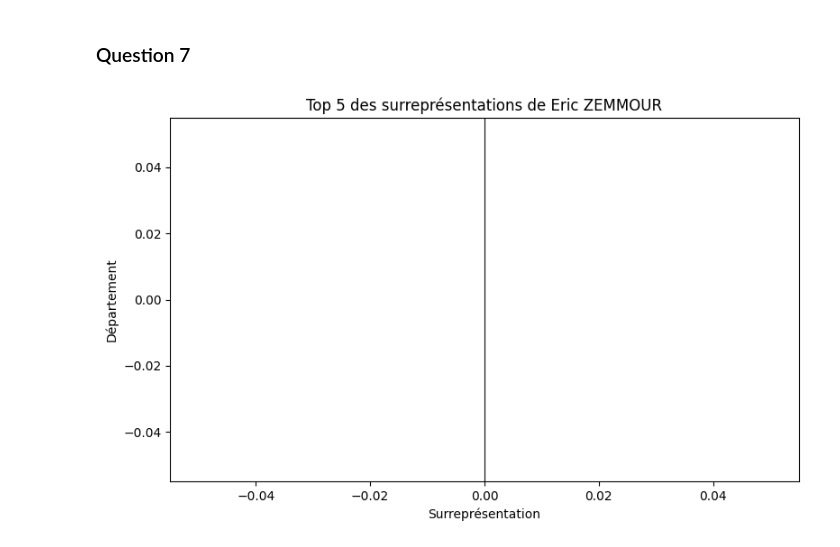
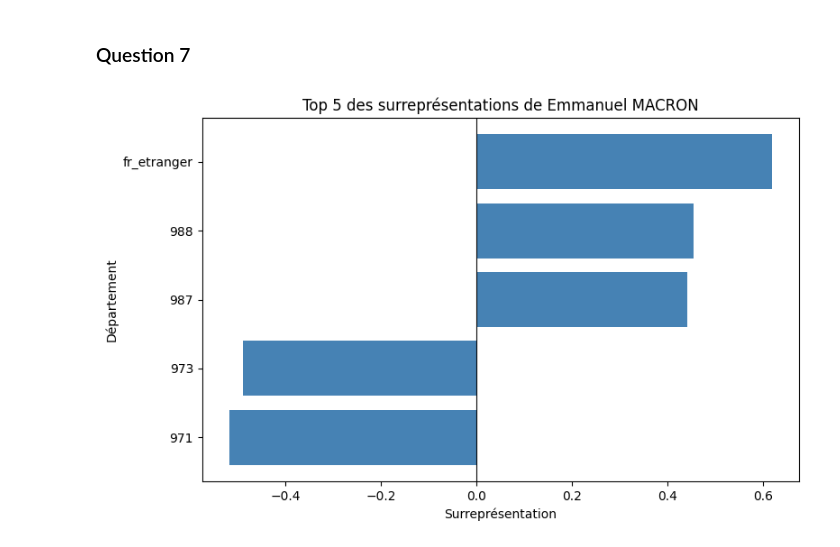
Before and after one commit to Ameane/DM_Python_pour_la_datascience_GROUPE_1B, a Jupyter notebook: main.ipynb, the cells around one changed output. Cells and saved outputs as stored; diff of their text form; code cells hidden in the pictures.

```diff
--- a/main.ipynb
+++ b/main.ipynb
@@ -202,32 +202,32 @@ def plot_surrepresentation(candidat, score_departements, n=5):
         lambda x: str(int(float(x))) if str(x).replace('.', '').isnumeric() else str(x)
     )
 
     # Top n par valeur absolue de surreprésentation
     df_top = df_candidat.reindex(
         df_candidat['surrepresentation'].abs().nlargest(n).index
     )
 
     # Trier pour affichage (plus grand en haut)
     df_top = df_top.sort_values('surrepresentation')
 
     # Tracé
     fig, ax = plt.subplots(figsize=(8, 5))
 
     ax.barh(
         df_top['code_departement'],
         df_top['surrepresentation'],
         color='steelblue'
     )
 
     ax.axvline(0, color='black', linewidth=0.8)
     ax.set_xlabel('Surreprésentation')
     ax.set_ylabel('Département')
     ax.set_title(f'Top {n} des surreprésentations de {candidat}')
 
     plt.tight_layout()
     plt.show()
 
 # Exemple d'utilisation — adapte le nom exact selon ton DataFrame
-plot_surrepresentation('Eric ZEMMOUR', score_departements)
+plot_surrepresentation('Emmanuel MACRON', score_departements)
 # %% [output]
-[figure, old version]
+[figure, new version]
```
